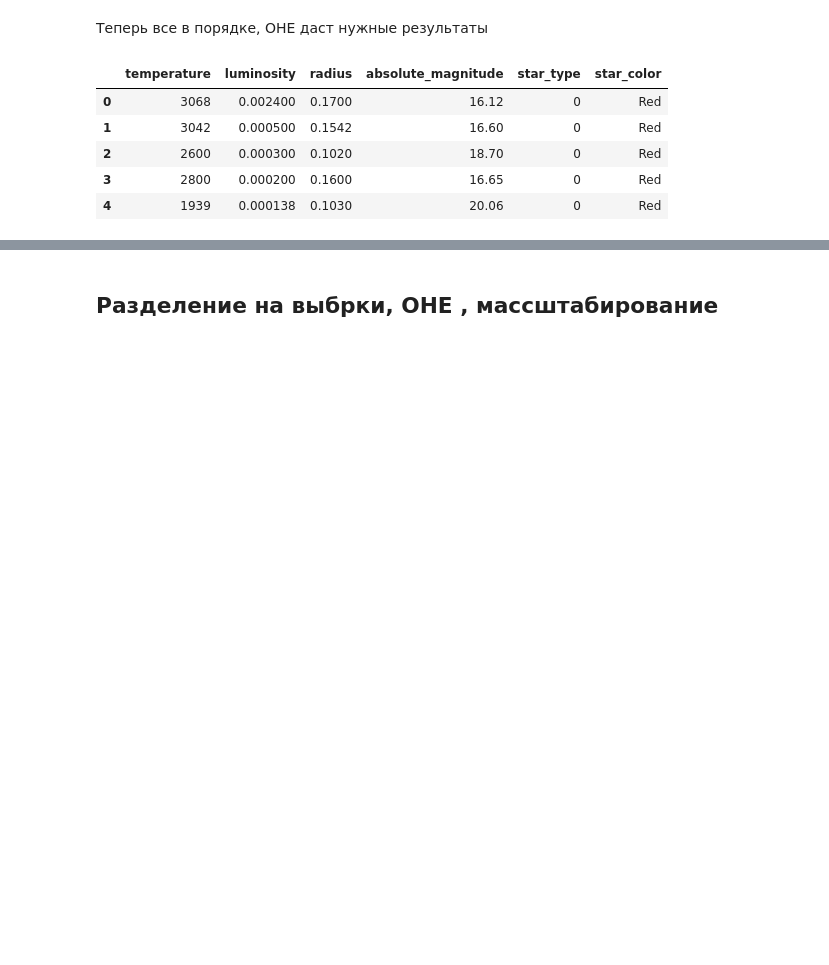
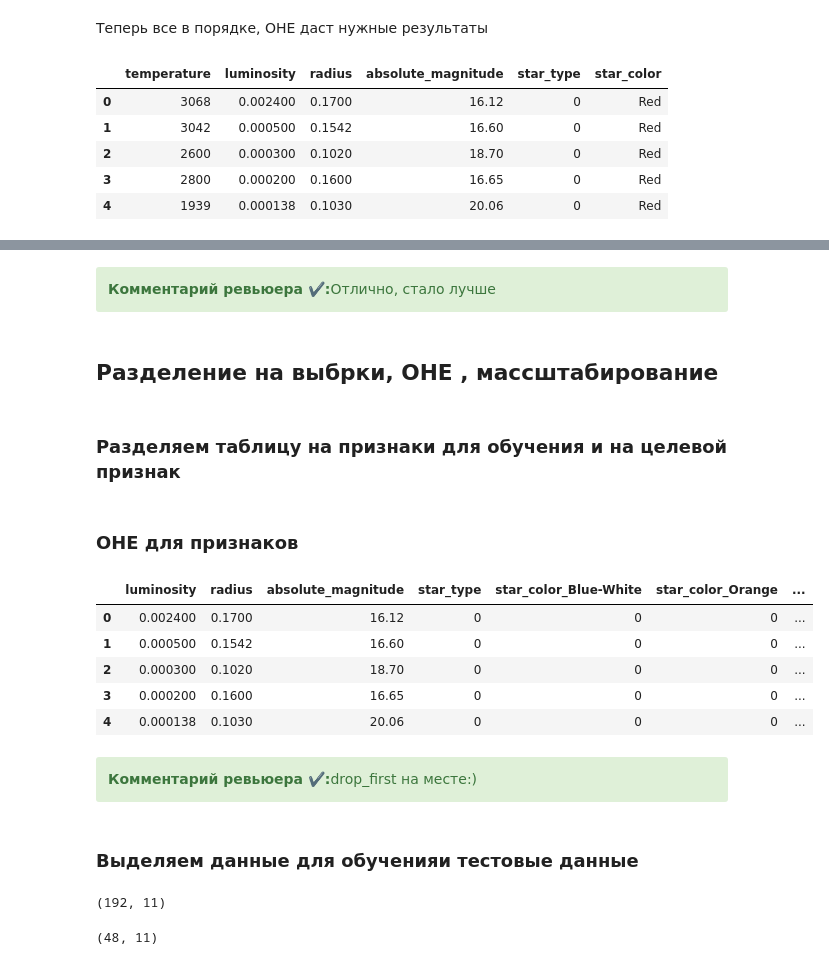
Before and after one commit to AVplusTV/Py_project, a Jupyter notebook: 14_Neural_Stars.ipynb, the cells around one changed output, grey strips where cells are left out. Cells and saved outputs as stored; diff of their text form; code cells hidden in the pictures; blank space fills up the shorter version.

```diff
--- a/14_Neural_Stars.ipynb
+++ b/14_Neural_Stars.ipynb
@@ -354,2 +413,27 @@ df.head()
+# %% [markdown]
+<div class="alert alert-success">
+<b>Комментарий ревьюера ✔️:</b>Отлично, стало лучше</div>
 # %% [markdown]
 ## Разделение на выбрки, OHE , массштабирование
+# %% [markdown]
+### Разделяем таблицу на признаки для обучения и на целевой признак
+# %%
+features = df.drop('temperature', axis=1)
+target = df['temperature']
+# %% [markdown]
+### OHE для признаков
+# %%
+features_ohe = pd.get_dummies(features, columns=['star_color'], drop_first=True)
+features_ohe.head()
+# %% [output]
+|  | luminosity | radius | absolute_magnitude | star_type | star_color_Blue-White | star_color_Orange | ... |
+| 0 | 0.002400 | 0.1700 | 16.12 | 0 | 0 | 0 | ... |
+| 1 | 0.000500 | 0.1542 | 16.60 | 0 | 0 | 0 | ... |
+| 2 | 0.000300 | 0.1020 | 18.70 | 0 | 0 | 0 | ... |
+| 3 | 0.000200 | 0.1600 | 16.65 | 0 | 0 | 0 | ... |
+| 4 | 0.000138 | 0.1030 | 20.06 | 0 | 0 | 0 | ... |
+# %% [markdown]
+<div class="alert alert-success">
+<b>Комментарий ревьюера ✔️:</b>drop_first на месте:)</div>
+# %% [markdown]
+### Выделяем данные для обученияи тестовые данные
@@ -355,0 +443,8 @@ df.head()
+# %%
+x_train.shape
+# %% [output]
+(192, 11)
+# %%
+x_test.shape
+# %% [output]
+(48, 11)
```
Also changed, not shown: parts of 102 cells of this notebook, 24 other files.
